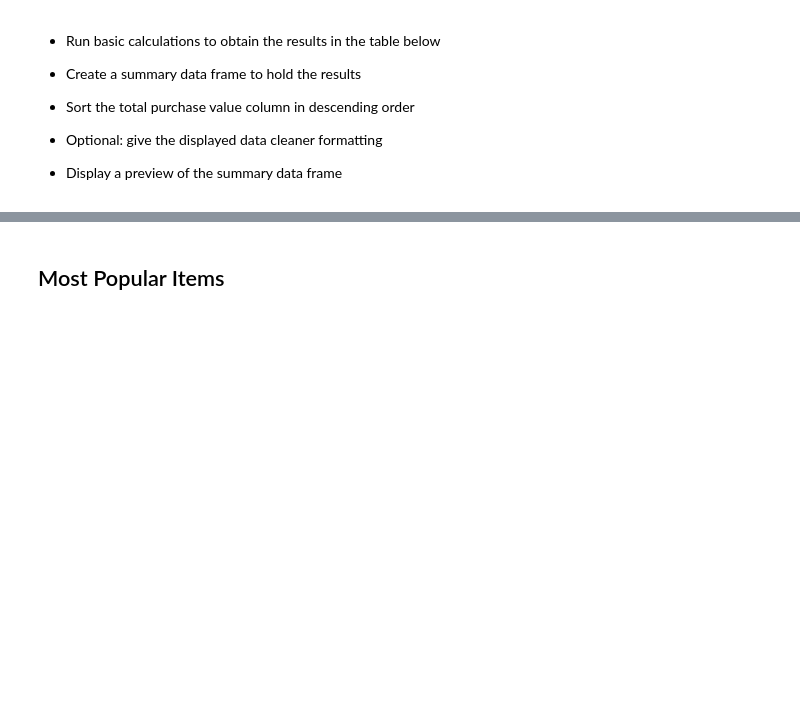
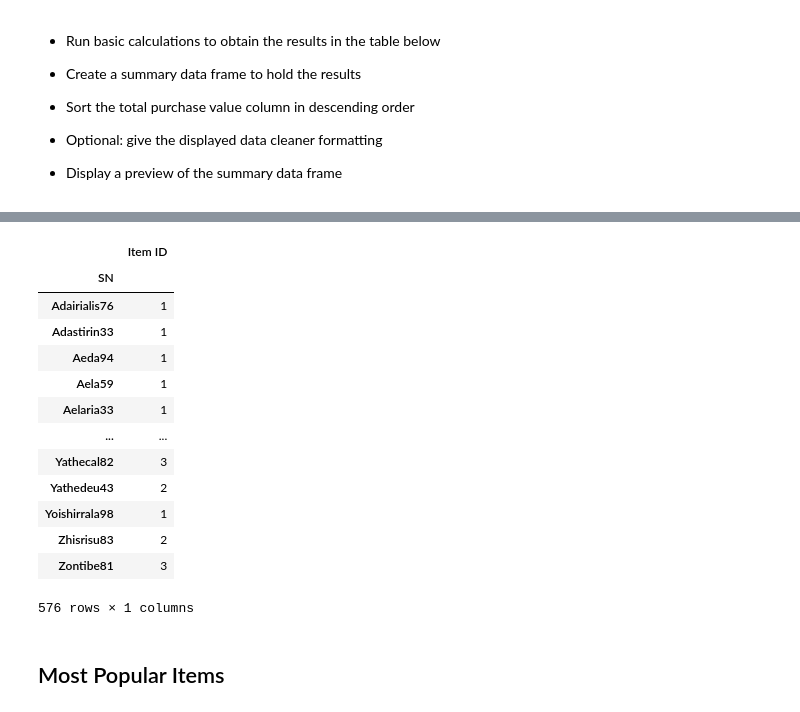
Before and after one commit to rodgerskent/pandas-challenge, a Jupyter notebook: HerosOfPymoli/HeroesOfPymoli_starter.ipynb, the cells around one changed output, grey strips where cells are left out. Saved outputs shown, nothing was run; the diff lists cells and outputs as text; code cells hidden in the pictures; blank space fills up the shorter version.

```diff
--- a/HerosOfPymoli/HeroesOfPymoli_starter.ipynb
+++ b/HerosOfPymoli/HeroesOfPymoli_starter.ipynb
@@ -430,3 +423,29 @@ apurchase2_df
+# %%
+price_df = purchasedata_df[["SN", "Price"]]
+price2_df = price_df.groupby(['SN'])
+price2_df.sum()
+
+item_df = purchasedata_df[["SN", "Item ID"]]
+item2_df = item_df.groupby(['SN'])
+item2_df.count()
+
+#spend_df = pd.merge(price2_df, item2_df, on="SN", how='left')
+#spend_df
+# %% [output]
+|  | Item ID |
+| SN |  |
+| Adairialis76 | 1 |
+| Adastirin33 | 1 |
+| Aeda94 | 1 |
+| Aela59 | 1 |
+| Aelaria33 | 1 |
+| ... | ... |
+| Yathecal82 | 3 |
+| Yathedeu43 | 2 |
+| Yoishirrala98 | 1 |
+| Zhisrisu83 | 2 |
+| Zontibe81 | 3 |
+576 rows × 1 columns
 # %% [markdown]
 ## Most Popular Items
 # %% [markdown]
```
Also changed, not shown: parts of 2 cells of this notebook.
